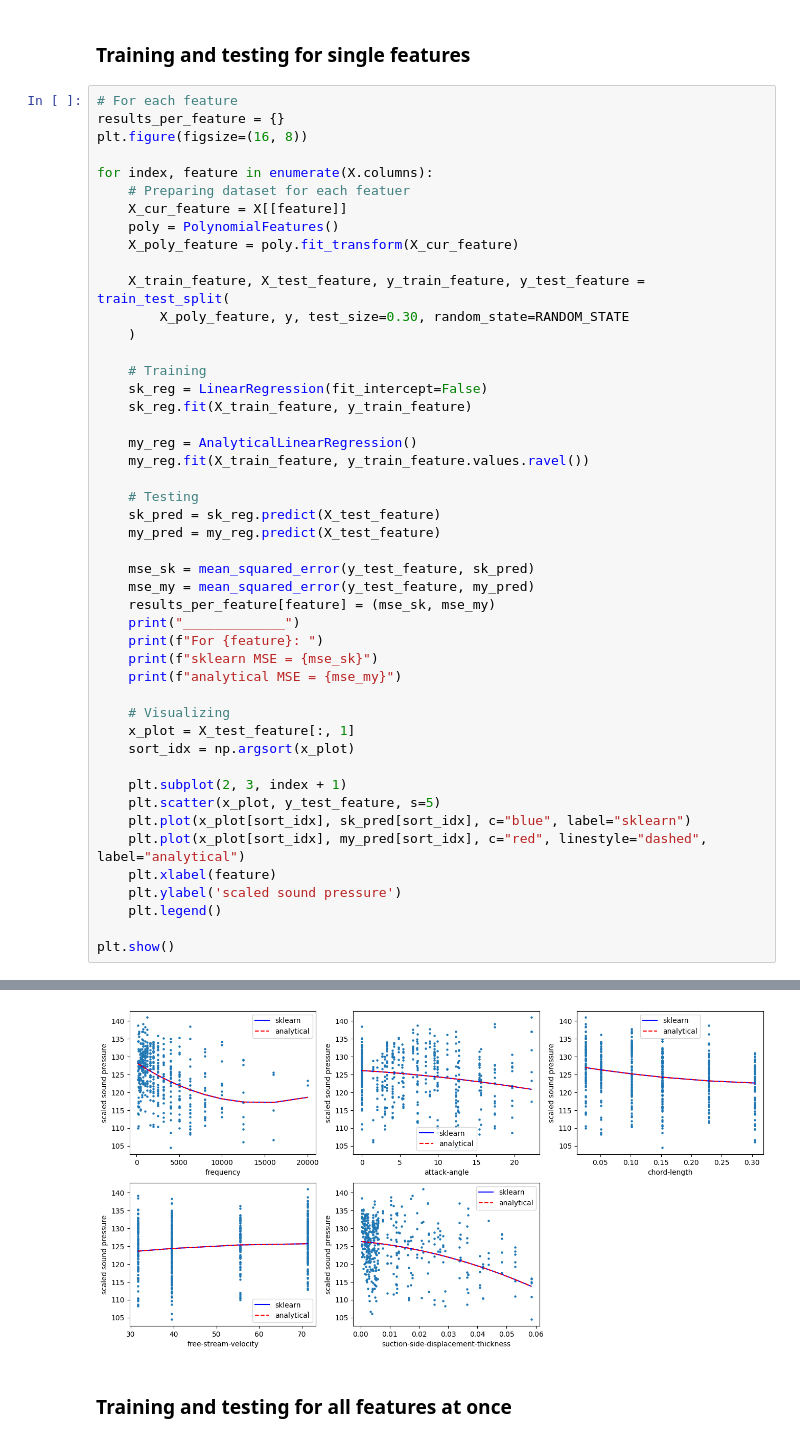
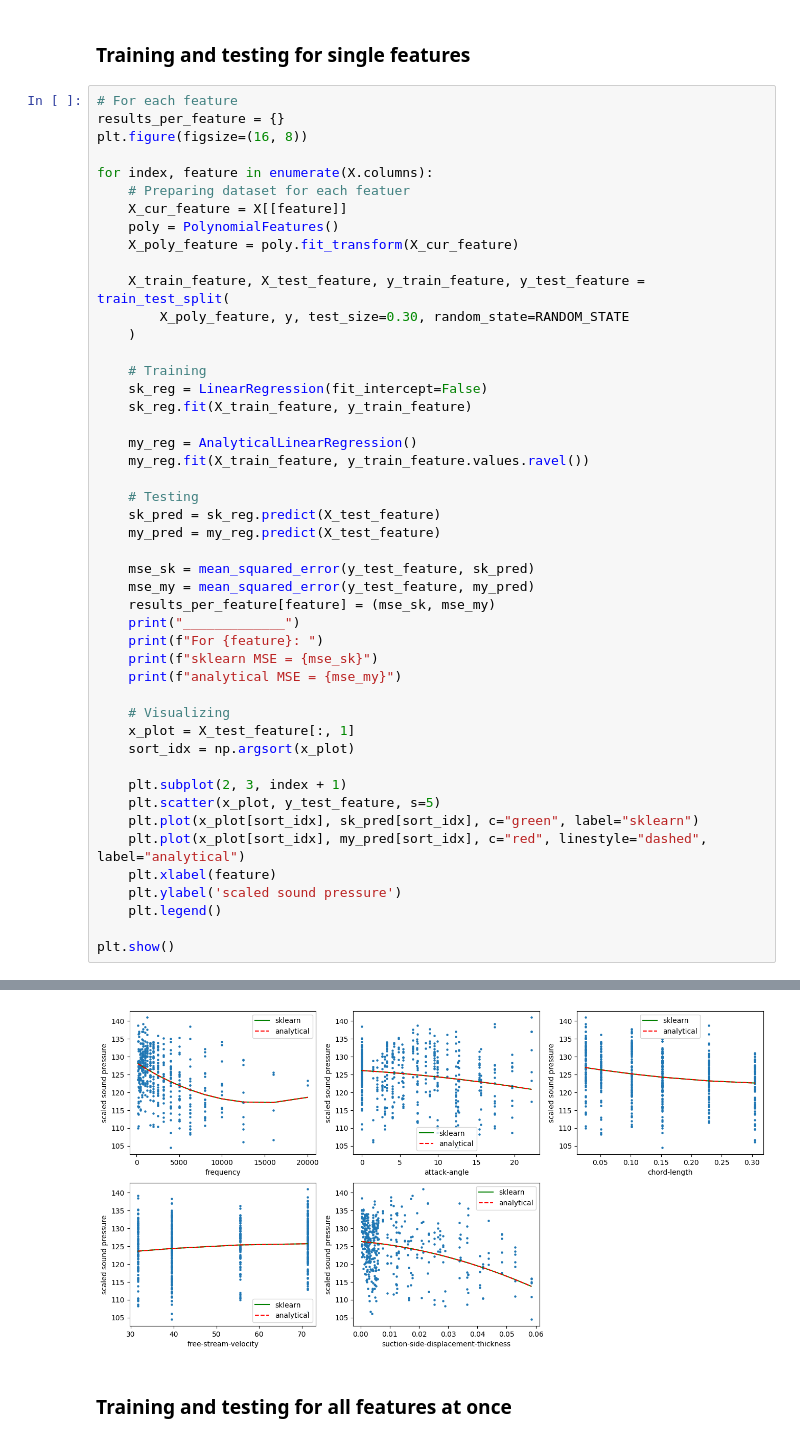
Before and after one commit to MateuszGalinski/Machine-Learning-From-Scratch, a Jupyter notebook: Zad01/1_264034_Mateusz_Galiński.ipynb, the cells around one changed output, grey strips where cells are left out. Drawn from its saved outputs; the diff is of its cells as text.

```diff
--- a/Zad01/1_264034_Mateusz_Galiński.ipynb
+++ b/Zad01/1_264034_Mateusz_Galiński.ipynb
@@ -245,35 +245,35 @@ for index, feature in enumerate(X.columns):
 
     plt.subplot(2, 3, index + 1)
     plt.scatter(x_plot, y_test_feature, s=5)
-    plt.plot(x_plot[sort_idx], sk_pred[sort_idx], c="blue", label="sklearn")
+    plt.plot(x_plot[sort_idx], sk_pred[sort_idx], c="green", label="sklearn")
     plt.plot(x_plot[sort_idx], my_pred[sort_idx], c="red", linestyle="dashed", label="analytical")
     plt.xlabel(feature)
     plt.ylabel('scaled sound pressure')
     plt.legend()
 
 plt.show()
 # %% [output]
 _____________
 For frequency:
 sklearn MSE = 39.8579651448302
 analytical MSE = 39.85796514483172
 _____________
 For attack-angle:
 sklearn MSE = 47.613302873961175
 analytical MSE = 47.61330287396116
 _____________
 For chord-length:
 sklearn MSE = 44.166946100586216
 analytical MSE = 44.16694610058651
 _____________
 For free-stream-velocity:
 sklearn MSE = 46.65862087527175
 analytical MSE = 46.65862087526565
 _____________
 For suction-side-displacement-thickness:
 sklearn MSE = 44.486219995595135
 analytical MSE = 44.48621999559502
-[figure, old version]
+[figure, new version]
 # %% [markdown]
 ### Training and testing for all features at once
 # %%
```
Also changed, not shown: parts of 1 cell of this notebook.
